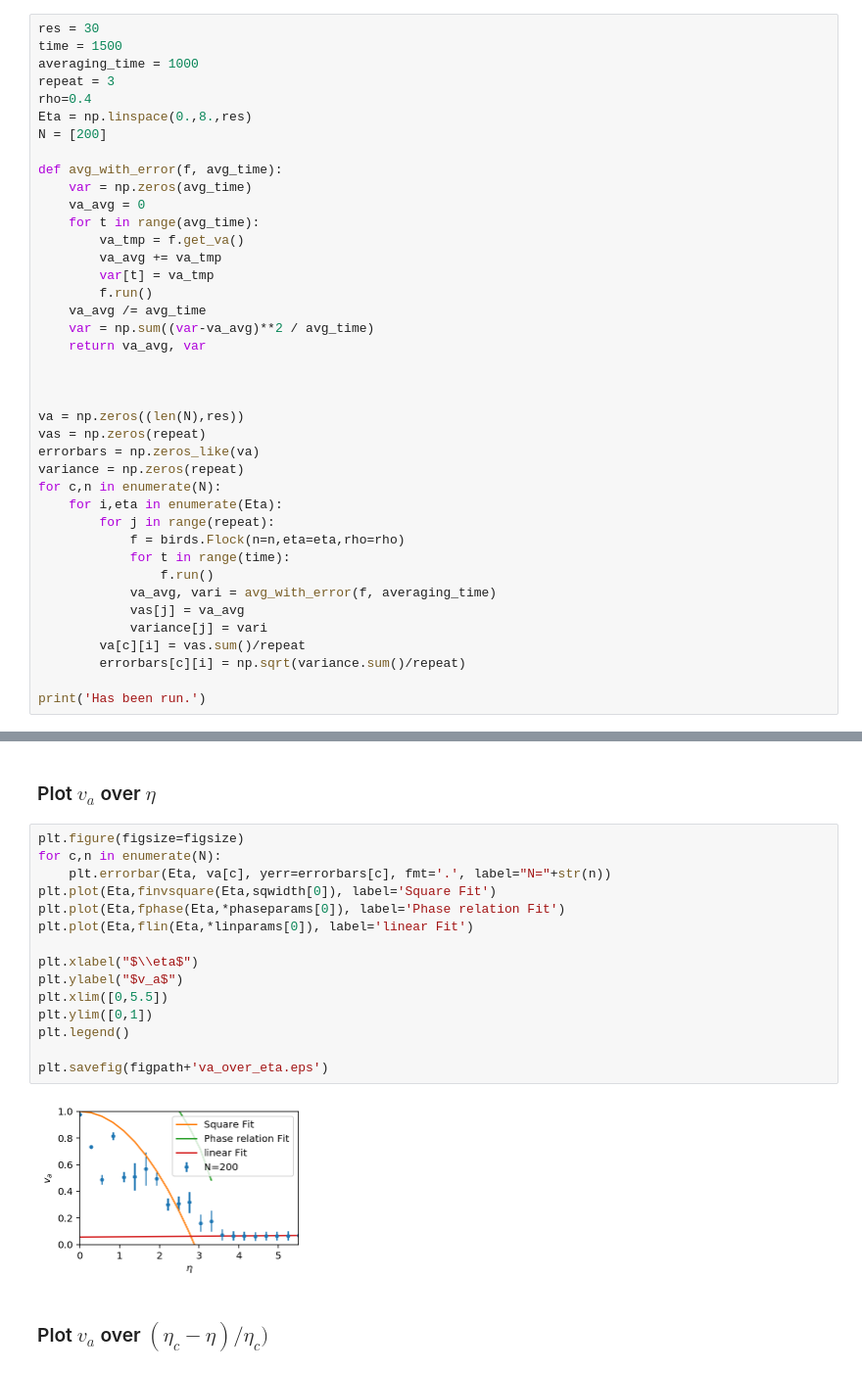
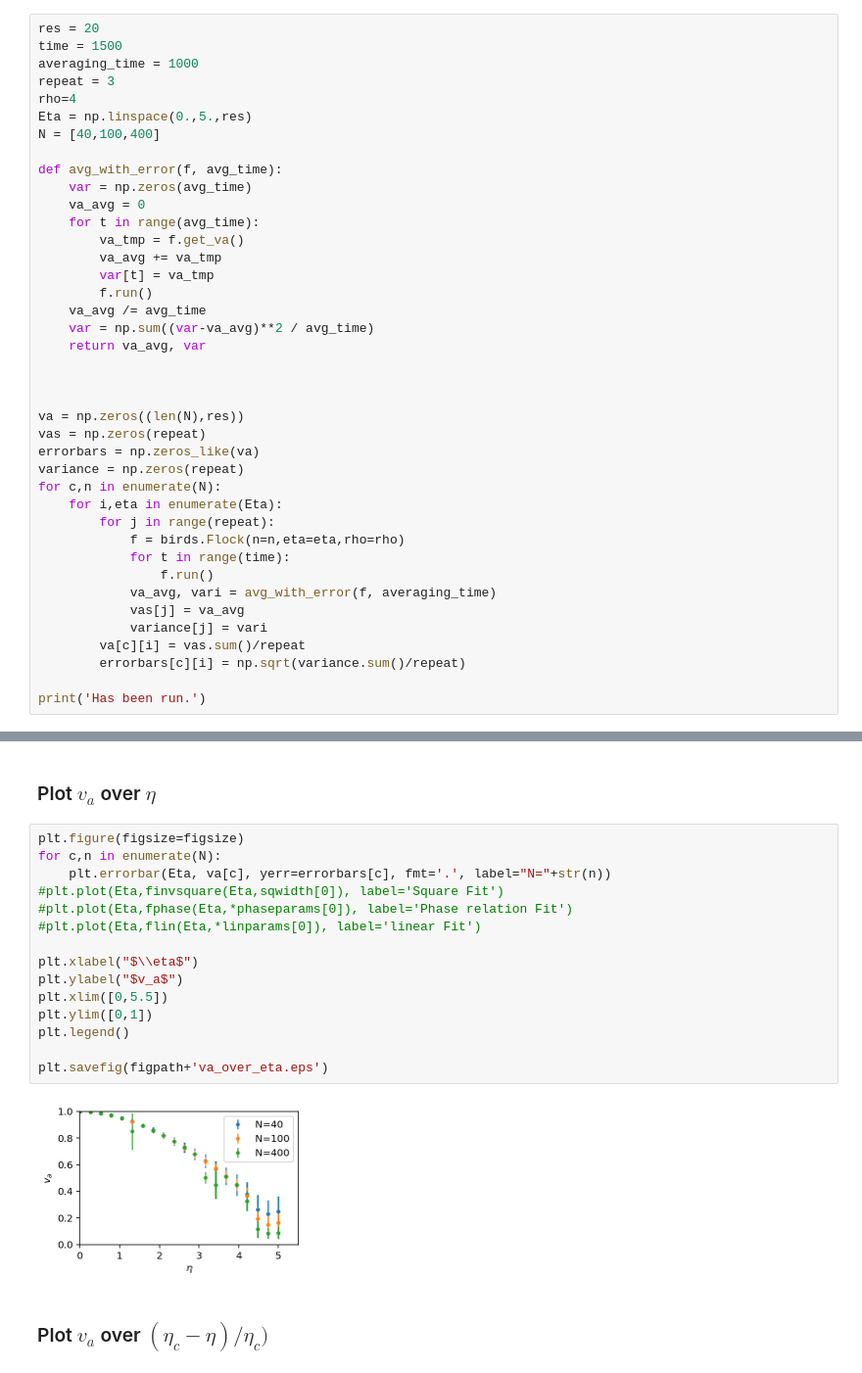
Before and after one commit to mismosmi/idea2birds, a Jupyter notebook: src/evaluate.ipynb, the cells around one changed output, grey strips where cells are left out. Shown at 98% size. Saved outputs shown, nothing was run; the diff lists cells and outputs as text.

```diff
--- a/src/evaluate.ipynb
+++ b/src/evaluate.ipynb
@@ -45,13 +45,13 @@ HTML(animation.to_html5_video())
 # %% [markdown]
 ## Run with varying Eta
 # %%
-res = 30
+res = 20
 time = 1500
 averaging_time = 1000
 repeat = 3
-rho=0.4
-Eta = np.linspace(0.,8.,res)
-N = [200]
+rho=4
+Eta = np.linspace(0.,5.,res)
+N = [40,100,400]
 
 def avg_with_error(f, avg_time):
     var = np.zeros(avg_time)
@@ -164,20 +166,20 @@ phaseparams
 # %%
 plt.figure(figsize=figsize)
 for c,n in enumerate(N):
     plt.errorbar(Eta, va[c], yerr=errorbars[c], fmt='.', label="N="+str(n))
-plt.plot(Eta,finvsquare(Eta,sqwidth[0]), label='Square Fit')
-plt.plot(Eta,fphase(Eta,*phaseparams[0]), label='Phase relation Fit')
-plt.plot(Eta,flin(Eta,*linparams[0]), label='linear Fit')
+#plt.plot(Eta,finvsquare(Eta,sqwidth[0]), label='Square Fit')
+#plt.plot(Eta,fphase(Eta,*phaseparams[0]), label='Phase relation Fit')
+#plt.plot(Eta,flin(Eta,*linparams[0]), label='linear Fit')
 
 plt.xlabel("$\\eta$")
 plt.ylabel("$v_a$")
 plt.xlim([0,5.5])
 plt.ylim([0,1])
 plt.legend()
 
 plt.savefig(figpath+'va_over_eta.eps')
 # %% [output]
-[figure, old version]
+[figure, new version]
 # %% [markdown]
 ### Plot $v_a$ over $(\eta_c - \eta)/\eta_c)$
 # %%
```
Also changed, not shown: parts of 5 cells of this notebook, 12 other files.
